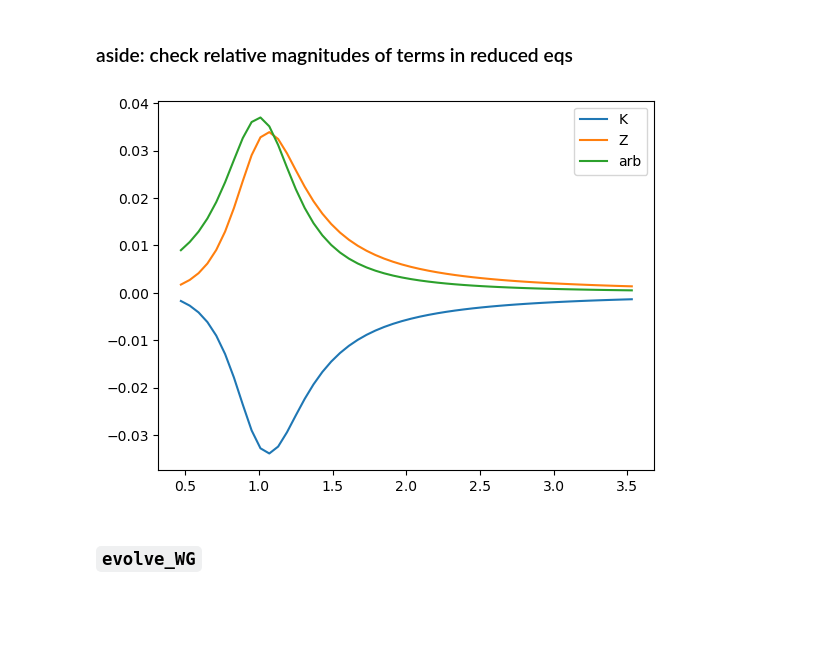
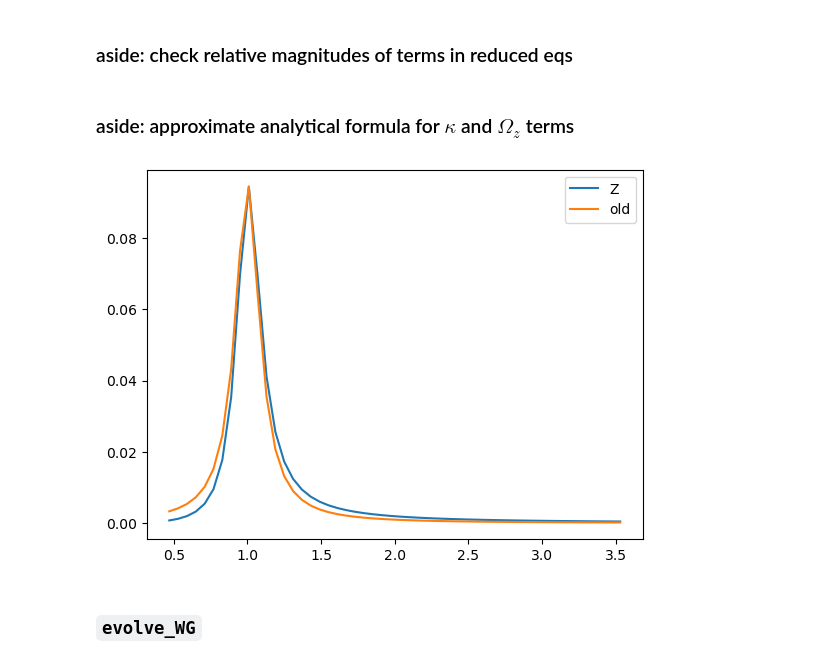
Before and after one commit to Jupiter1994/warped-disks, a Jupyter notebook: reduced-eqs-zhu2019.ipynb, the cells around one changed output. Saved outputs shown, nothing was run; the diff lists cells and outputs as text; code cells hidden in the pictures; blank space fills up the shorter version.

Commit message:
trying more accurate approx for Z(R)

```diff
--- a/reduced-eqs-zhu2019.ipynb
+++ b/reduced-eqs-zhu2019.ipynb
@@ -38,13 +38,13 @@ cs = 0.02 # 0.02
 alpha = 0.01 # 0.1 # 0.019
 
 # planet parameters
-Mp, a = 0.01, 1
+Mp, a = 0.003, 1
 
 # toggle disk gap
 use_gap = False
 
 # softening term in disk potential; reflects the disk's scale height
-soft_term = 0.3
+soft_term = 0.1
 # %% [markdown]
 ## Numerical derivatives
 # %%
@@ -204,7 +204,7 @@ But if $\alpha \sim 1$, we should interpolate the Laplace coefficients:
 # %%
 # interpolate Laplace coefficient function (~10x faster)
 # large alpha limit
-xs_temp = np.linspace(1.001, 20, 10000)
+xs_temp = np.linspace(1+1e-2*soft_term, 20, 10000)
 ys_temp = [laplace_coeff(x, j=0, s=3/2) for x in xs_temp]
 b0_interp_large_alpha = interp.CubicSpline(xs_temp, ys_temp)
 
@@ -212,7 +212,7 @@ ys_temp = [laplace_coeff(x, j=1, s=3/2) for x in xs_temp]
 b1_interp_large_alpha = interp.CubicSpline(xs_temp, ys_temp)
 
 # small alpha limit
-xs_temp = np.linspace(1e-3, .999, 1000)
+xs_temp = np.linspace(1e-3, 1-1e-2*soft_term, 1000)
 ys_temp = [laplace_coeff(x, j=0, s=3/2) for x in xs_temp]
 b0_interp_small_alpha = interp.CubicSpline(xs_temp, ys_temp)
 
@@ -562,29 +562,40 @@ def dG_dt(Rs_torque, Gs, Rs_warp, Ws, Mp, a, use_gap):
 # plt.ylim(-1e-6,1e-6)
 # plt.legend()
 # plt.show()
+# %% [markdown]
+### aside: approximate analytical formula for $\kappa$ and $\Omega_z$ terms
 # %%
 Omegas = Omega(Rs_torque, Mp, a)
 Kappas = Kappa(Rs_torque, Mp, a)
 Omegazs = Omega_z(Rs_torque, Mp, a)
 
 Ks = (Kappas**2-Omegas**2)/(Omegas**2)
 Zs = (Omegazs**2-Omegas**2)/(Omegas**2)
 
-arbs = (1/3) * Mp / ( (Rs_torque-a)**2 + soft_term**2)
+arbs1 = (1/np.pi) * Mp / ( (Rs_torque-a)**2 + soft_term**2)
+arbs2 = (1/np.pi) * Mp * Rs_torque**2 / ( (Rs_torque-a)**2 + soft_term**2)
 # arbs = .1*np.exp(-((Rs_torque-1)/.14)**2)
 
 # plt.plot(Rs_torque, Omegas, label="Omegas")
 # plt.plot(Rs_torque, Kappas, label="Kappas")
 # plt.plot(Rs_torque, Omegazs, label="Omegazs")
 
-plt.plot(Rs_torque, Ks, label="K")
+#plt.vlines(1,0,.4)
+
+#plt.plot(Rs_torque, Ks, label="K")
 plt.plot(Rs_torque, Zs, label="Z")
-plt.plot(Rs_torque, arbs, label="arb")
+plt.plot(Rs_torque, arbs1, label="old")
+#plt.plot(Rs_torque, arbs2, label="new")
+
+# plt.plot(Rs_torque, np.abs(arbs1-Zs)/Zs, label="error for old formula")
+# plt.plot(Rs_torque, np.abs(arbs2-Zs)/Zs, label="error for improved formula")
+
+#plt.xlim(.7,1.3)
 
 plt.legend()
 plt.show()
 # %% [output]
-[figure, old version]
+[figure, new version]
 # %% [markdown]
 ### `evolve_WG`
 # %%
```
Also changed, not shown: parts of 1 cell of this notebook.
